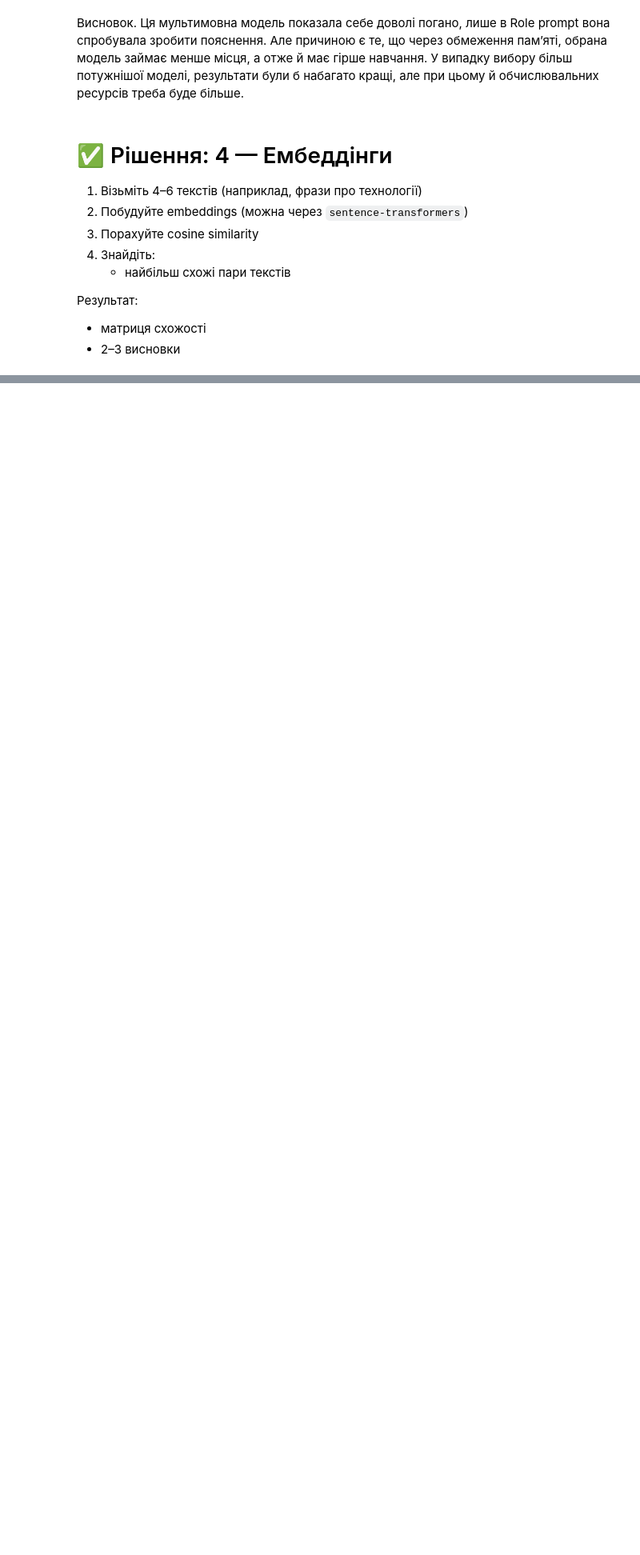
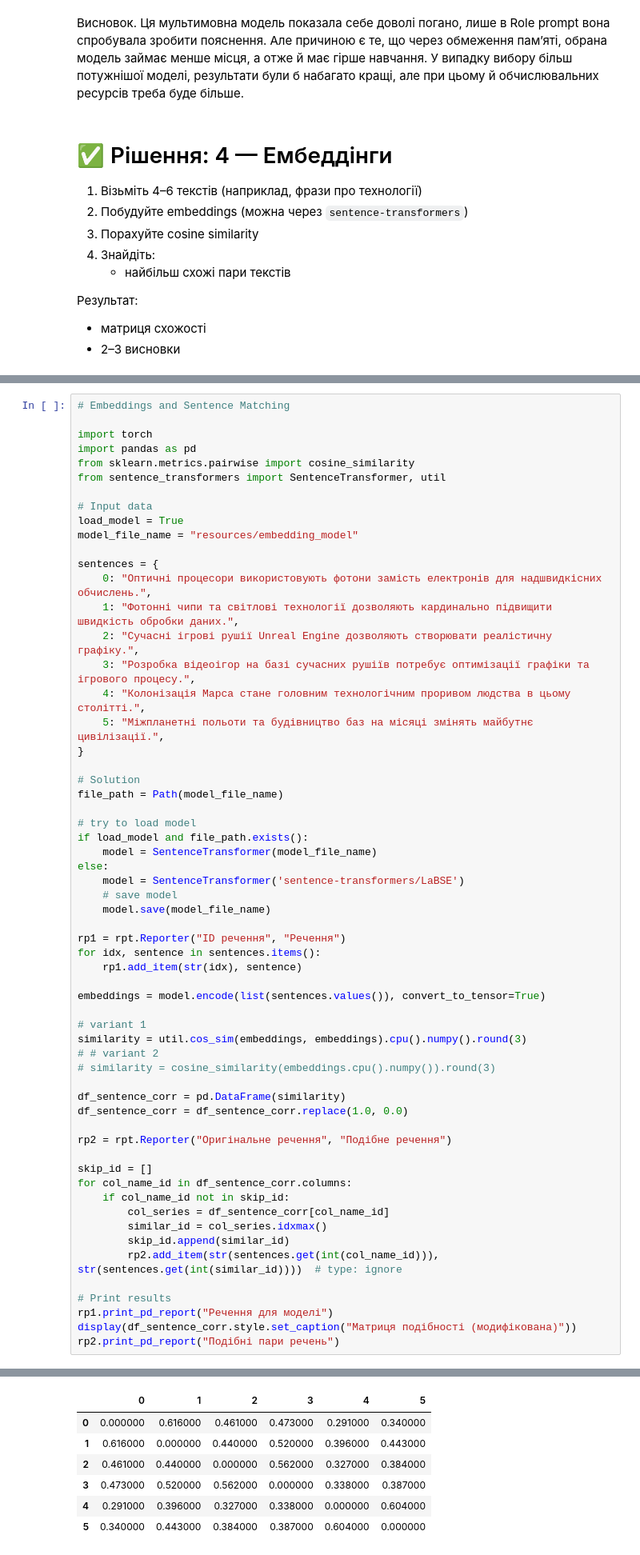
Before and after one commit to BogdanPinchuk/DataScience-PBY_HW23, a Jupyter notebook: Bohdan_Pinchuk_DS_HW23.ipynb, the cells around one changed output, grey strips where cells are left out. Shown at 80% size. Cells and saved outputs as stored; diff of their text form; blank space fills up the shorter version.

```diff
--- a/Bohdan_Pinchuk_DS_HW23.ipynb
+++ b/Bohdan_Pinchuk_DS_HW23.ipynb
@@ -462,0 +417,61 @@ else:
+# %%
+# Embeddings and Sentence Matching
+
+import torch
+import pandas as pd
+from sklearn.metrics.pairwise import cosine_similarity
+from sentence_transformers import SentenceTransformer, util
+
+# Input data
+load_model = True
+model_file_name = "resources/embedding_model"
+
+sentences = {
+    0: "Оптичні процесори використовують фотони замість електронів для надшвидкісних обчислень.",
+    1: "Фотонні чипи та світлові технології дозволяють кардинально підвищити швидкість обробки даних.",
+    2: "Сучасні ігрові рушії Unreal Engine дозволяють створювати реалістичну графіку.",
+    3: "Розробка відеоігор на базі сучасних рушіїв потребує оптимізації графіки та ігрового процесу.",
+    4: "Колонізація Марса стане головним технологічним проривом людства в цьому столітті.",
+    5: "Міжпланетні польоти та будівництво баз на місяці змінять майбутнє цивілізації.",
+}
+
+# Solution
+file_path = Path(model_file_name)
+
+# try to load model
+if load_model and file_path.exists():
+    model = SentenceTransformer(model_file_name)
+else:
+    model = SentenceTransformer('sentence-transformers/LaBSE')
+    # save model
+    model.save(model_file_name)
+
+rp1 = rpt.Reporter("ID речення", "Речення")
+for idx, sentence in sentences.items():
+    rp1.add_item(str(idx), sentence)
+
+embeddings = model.encode(list(sentences.values()), convert_to_tensor=True)
+
+# variant 1
+similarity = util.cos_sim(embeddings, embeddings).cpu().numpy().round(3)
+# # variant 2
+# similarity = cosine_similarity(embeddings.cpu().numpy()).round(3)
+
+df_sentence_corr = pd.DataFrame(similarity)
+df_sentence_corr = df_sentence_corr.replace(1.0, 0.0)
+
+rp2 = rpt.Reporter("Оригінальне речення", "Подібне речення")
+
+skip_id = []
+for col_name_id in df_sentence_corr.columns:
+    if col_name_id not in skip_id:
+        col_series = df_sentence_corr[col_name_id]
+        similar_id = col_series.idxmax()
+        skip_id.append(similar_id)
+        rp2.add_item(str(sentences.get(int(col_name_id))), str(sentences.get(int(similar_id))))  # type: ignore
+
+# Print results
+rp1.print_pd_report("Речення для моделі")
+display(df_sentence_corr.style.set_caption("Матриця подібності (модифікована)"))
+rp2.print_pd_report("Подібні пари речень")
+# %% [output]
@@ -462,0 +487,7 @@ else:
+|  | 0 | 1 | 2 | 3 | 4 | 5 |
+| 0 | 0.000000 | 0.616000 | 0.461000 | 0.473000 | 0.291000 | 0.340000 |
+| 1 | 0.616000 | 0.000000 | 0.440000 | 0.520000 | 0.396000 | 0.443000 |
+| 2 | 0.461000 | 0.440000 | 0.000000 | 0.562000 | 0.327000 | 0.384000 |
+| 3 | 0.473000 | 0.520000 | 0.562000 | 0.000000 | 0.338000 | 0.387000 |
+| 4 | 0.291000 | 0.396000 | 0.327000 | 0.338000 | 0.000000 | 0.604000 |
+| 5 | 0.340000 | 0.443000 | 0.384000 | 0.387000 | 0.604000 | 0.000000 |
```
Also changed, not shown: parts of 6 cells of this notebook.
